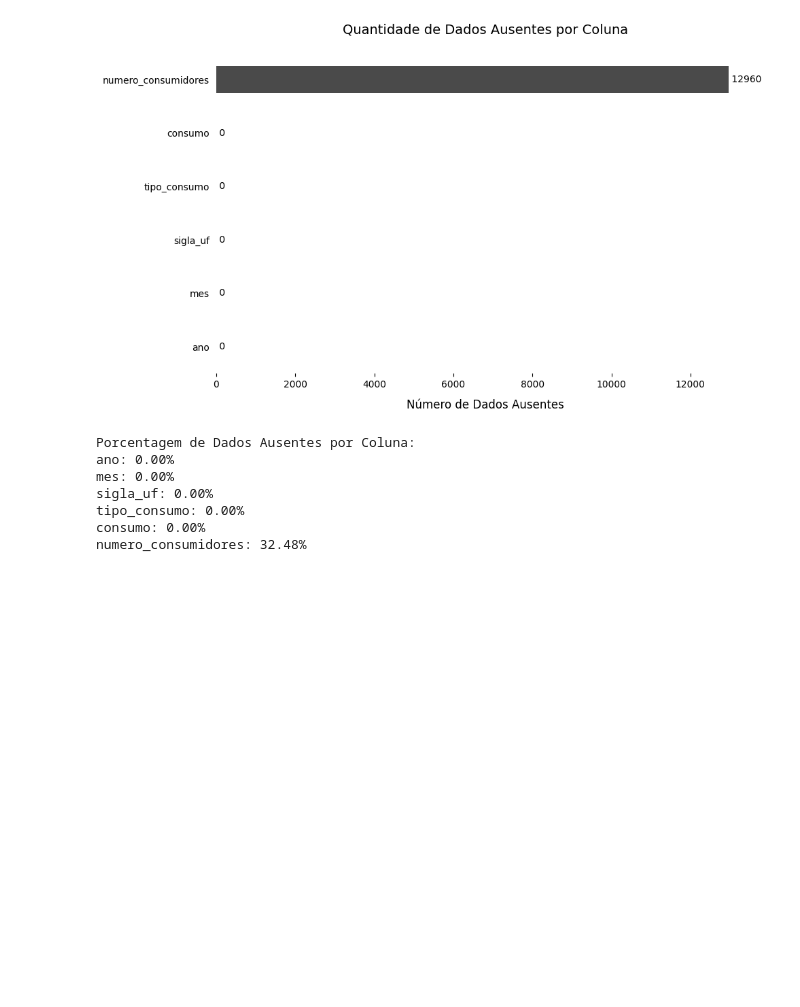
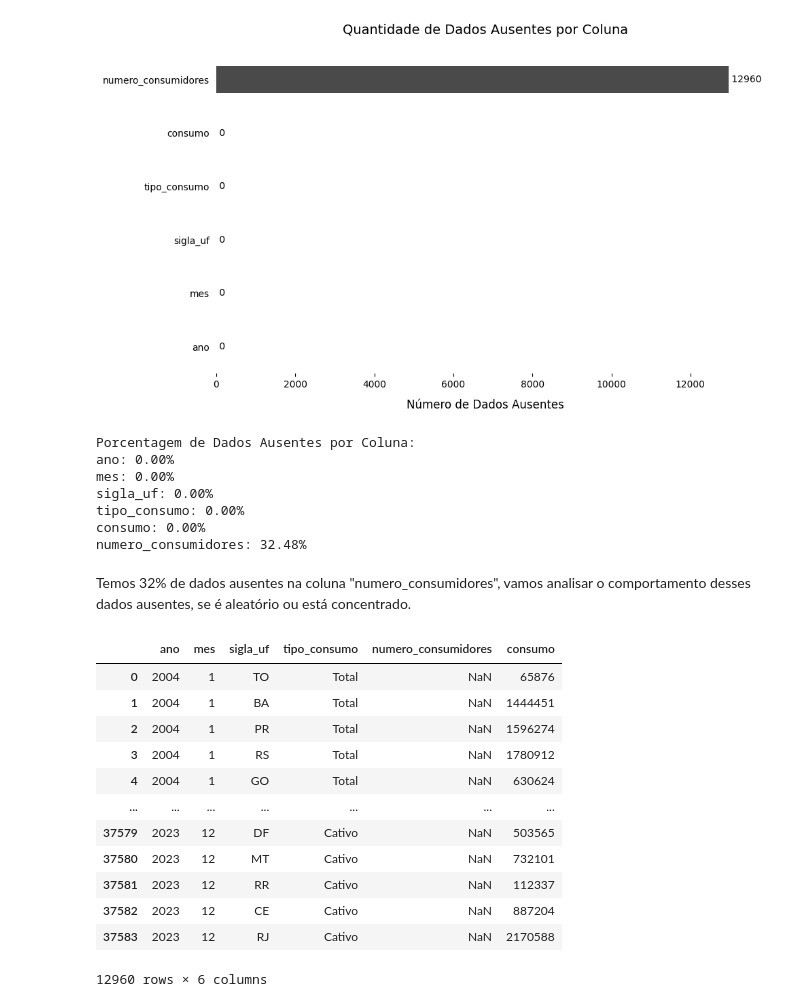
Before and after one commit to jorgelzsilva/projeto_consumo_energia, a Jupyter notebook: notebooks/desafio_final_jorge.ipynb, the cells around one changed output. Saved outputs shown, nothing was run; the diff lists cells and outputs as text; code cells hidden in the pictures; blank space fills up the shorter version.

```diff
--- a/notebooks/desafio_final_jorge.ipynb
+++ b/notebooks/desafio_final_jorge.ipynb
@@ -111,3 +111,5 @@ sigla_uf: 0.00%
 tipo_consumo: 0.00%
 consumo: 0.00%
 numero_consumidores: 32.48%
+# %% [markdown]
+Temos 32% de dados ausentes na coluna "numero_consumidores", vamos analisar o comportamento desses dados ausentes, se é aleatório ou está concentrado.
@@ -113,0 +118,16 @@ numero_consumidores: 32.48%
+# %%
+dataset_energia[filtro_ausente]
+# %% [output]
+|  | ano | mes | sigla_uf | tipo_consumo | numero_consumidores | consumo |
+| 0 | 2004 | 1 | TO | Total | NaN | 65876 |
+| 1 | 2004 | 1 | BA | Total | NaN | 1444451 |
+| 2 | 2004 | 1 | PR | Total | NaN | 1596274 |
+| 3 | 2004 | 1 | RS | Total | NaN | 1780912 |
+| 4 | 2004 | 1 | GO | Total | NaN | 630624 |
+| ... | ... | ... | ... | ... | ... | ... |
+| 37579 | 2023 | 12 | DF | Cativo | NaN | 503565 |
+| 37580 | 2023 | 12 | MT | Cativo | NaN | 732101 |
+| 37581 | 2023 | 12 | RR | Cativo | NaN | 112337 |
+| 37582 | 2023 | 12 | CE | Cativo | NaN | 887204 |
+| 37583 | 2023 | 12 | RJ | Cativo | NaN | 2170588 |
+12960 rows × 6 columns
```
Also changed, not shown: parts of 8 cells of this notebook.
